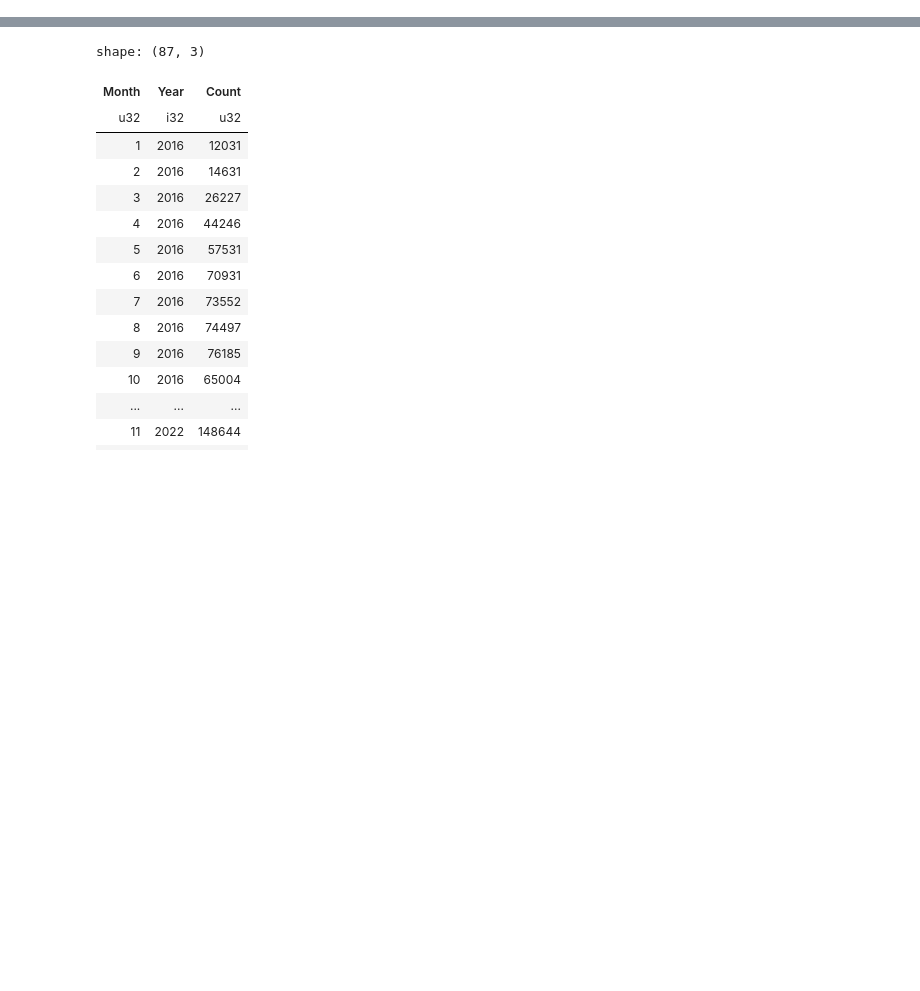
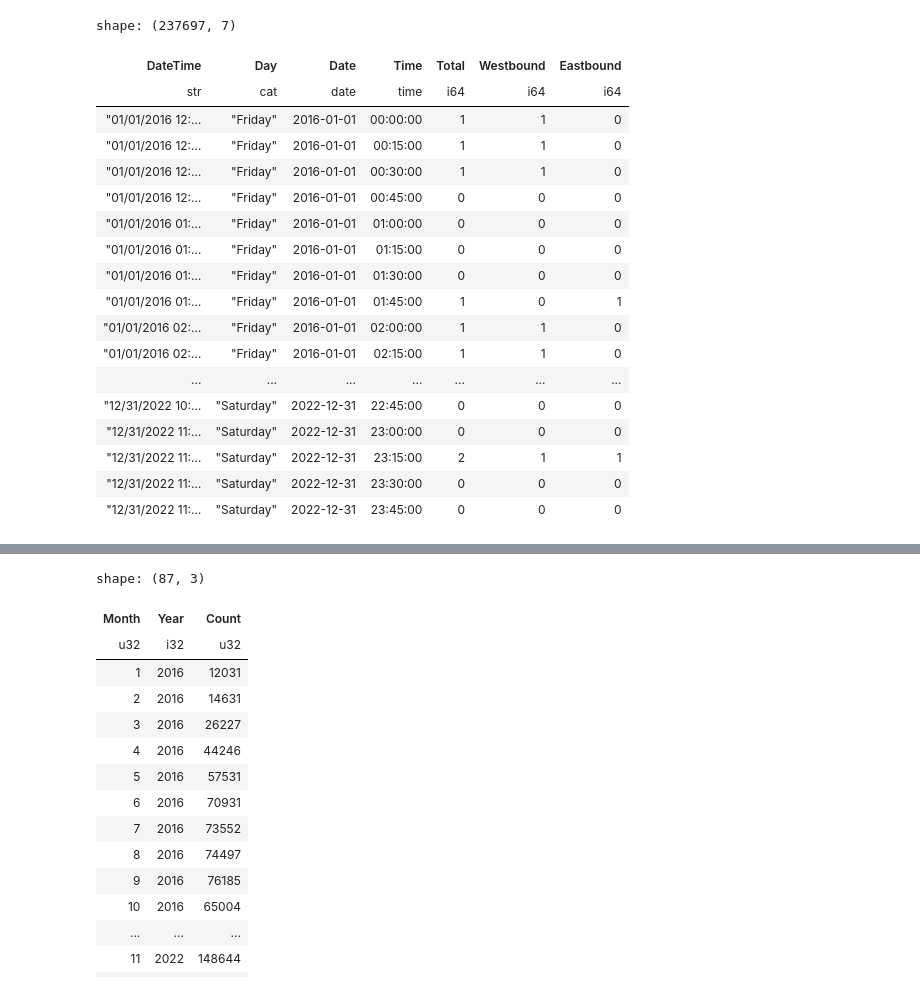
Before and after one commit to itamarst/cambridge-bicycle-usage, a Jupyter notebook: bluebikes.ipynb, the cells around one changed output, grey strips where cells are left out. Cells and saved outputs as stored; diff of their text form; code cells hidden in the pictures; blank space fills up the shorter version.

```diff
--- a/bluebikes.ipynb
+++ b/bluebikes.ipynb
@@ -113,0 +151,27 @@ shape: (15, 2)
+# %%
+from datetime import datetime
+
+broadway = pl.read_csv("data/broadway.csv.gz", dtypes={"Day": pl.Categorical}, try_parse_dates=True).with_columns(pl.col("Date").str.strptime(pl.Date, fmt="%m/%d/%Y")).sort("Date")
+# Filter out partial months
+broadway = broadway.filter((pl.col("Date") >= datetime(2016, 1, 1)) & (pl.col("Date") < datetime(2023, 1, 1)))
+broadway
+# %% [output]
+shape: (237697, 7)
+| DateTime | Day | Date | Time | Total | Westbound | Eastbound |
+| str | cat | date | time | i64 | i64 | i64 |
+| "01/01/2016 12:… | "Friday" | 2016-01-01 | 00:00:00 | 1 | 1 | 0 |
+| "01/01/2016 12:… | "Friday" | 2016-01-01 | 00:15:00 | 1 | 1 | 0 |
+| "01/01/2016 12:… | "Friday" | 2016-01-01 | 00:30:00 | 1 | 1 | 0 |
+| "01/01/2016 12:… | "Friday" | 2016-01-01 | 00:45:00 | 0 | 0 | 0 |
+| "01/01/2016 01:… | "Friday" | 2016-01-01 | 01:00:00 | 0 | 0 | 0 |
+| "01/01/2016 01:… | "Friday" | 2016-01-01 | 01:15:00 | 0 | 0 | 0 |
+| "01/01/2016 01:… | "Friday" | 2016-01-01 | 01:30:00 | 0 | 0 | 0 |
+| "01/01/2016 01:… | "Friday" | 2016-01-01 | 01:45:00 | 1 | 0 | 1 |
+| "01/01/2016 02:… | "Friday" | 2016-01-01 | 02:00:00 | 1 | 1 | 0 |
+| "01/01/2016 02:… | "Friday" | 2016-01-01 | 02:15:00 | 1 | 1 | 0 |
+| ... | ... | ... | ... | ... | ... | ... |
+| "12/31/2022 10:… | "Saturday" | 2022-12-31 | 22:45:00 | 0 | 0 | 0 |
+| "12/31/2022 11:… | "Saturday" | 2022-12-31 | 23:00:00 | 0 | 0 | 0 |
+| "12/31/2022 11:… | "Saturday" | 2022-12-31 | 23:15:00 | 2 | 1 | 1 |
+| "12/31/2022 11:… | "Saturday" | 2022-12-31 | 23:30:00 | 0 | 0 | 0 |
+| "12/31/2022 11:… | "Saturday" | 2022-12-31 | 23:45:00 | 0 | 0 | 0 |
```
Also changed, not shown: parts of 12 cells of this notebook.
